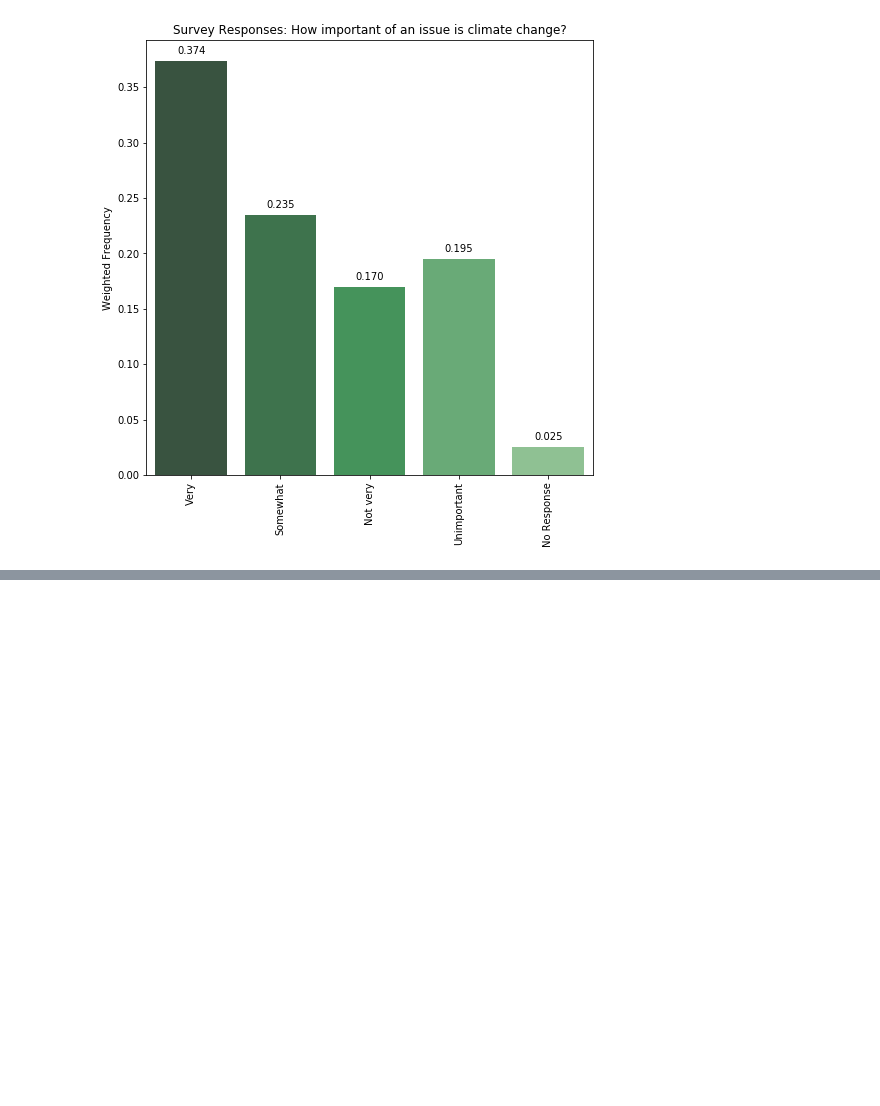
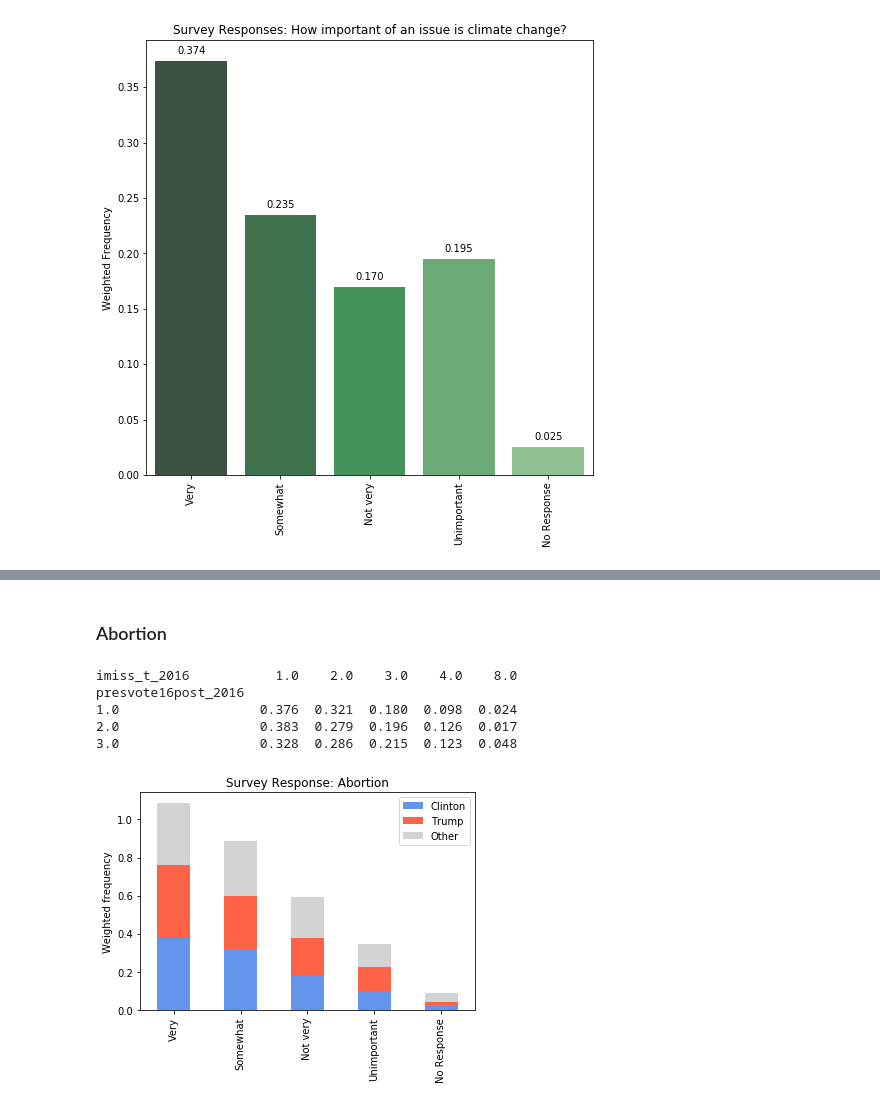
Before and after one commit to ali0003433/predict-by-issue-prioritization, a Jupyter notebook: notebooks/1-al-exploration.ipynb, the cells around one changed output, grey strips where cells are left out. Cells and saved outputs as stored; diff of their text form; code cells hidden in the pictures; blank space fills up the shorter version.

```diff
--- a/notebooks/1-al-exploration.ipynb
+++ b/notebooks/1-al-exploration.ipynb
@@ -170,0 +174,23 @@ sns.xticklabels(df_target.columns)
+# %% [markdown]
+### Abortion
+# %%
+g = df_3cat_issue_weight.groupby(['presvote16post_2016'])
+res = calc.distribution(g, 'imiss_t_2016').round(3)
+print(res)
+b=['cornflowerblue','tomato','lightgrey']
+stacked = res.T.plot(kind='bar', stacked=True, color=b)
+stacked.set_title('Survey Response: Abortion')
+stacked.set_ylabel('Weighted frequency')
+stacked.legend(['Clinton','Trump', 'Other'])
+stacked.set_xlabel('')
+N = 5
+ind = np.arange(N)
+plt.xticks(ind, ('Very','Somewhat','Not very', 'Unimportant', 'No Response'))
+plt.show()
+# %% [output]
+imiss_t_2016           1.0    2.0    3.0    4.0    8.0
+presvote16post_2016
+1.0                  0.376  0.321  0.180  0.098  0.024
+2.0                  0.383  0.279  0.196  0.126  0.017
+3.0                  0.328  0.286  0.215  0.123  0.048
+[figure, added]
```
Also changed, not shown: parts of 24 cells of this notebook, 12 other files.
